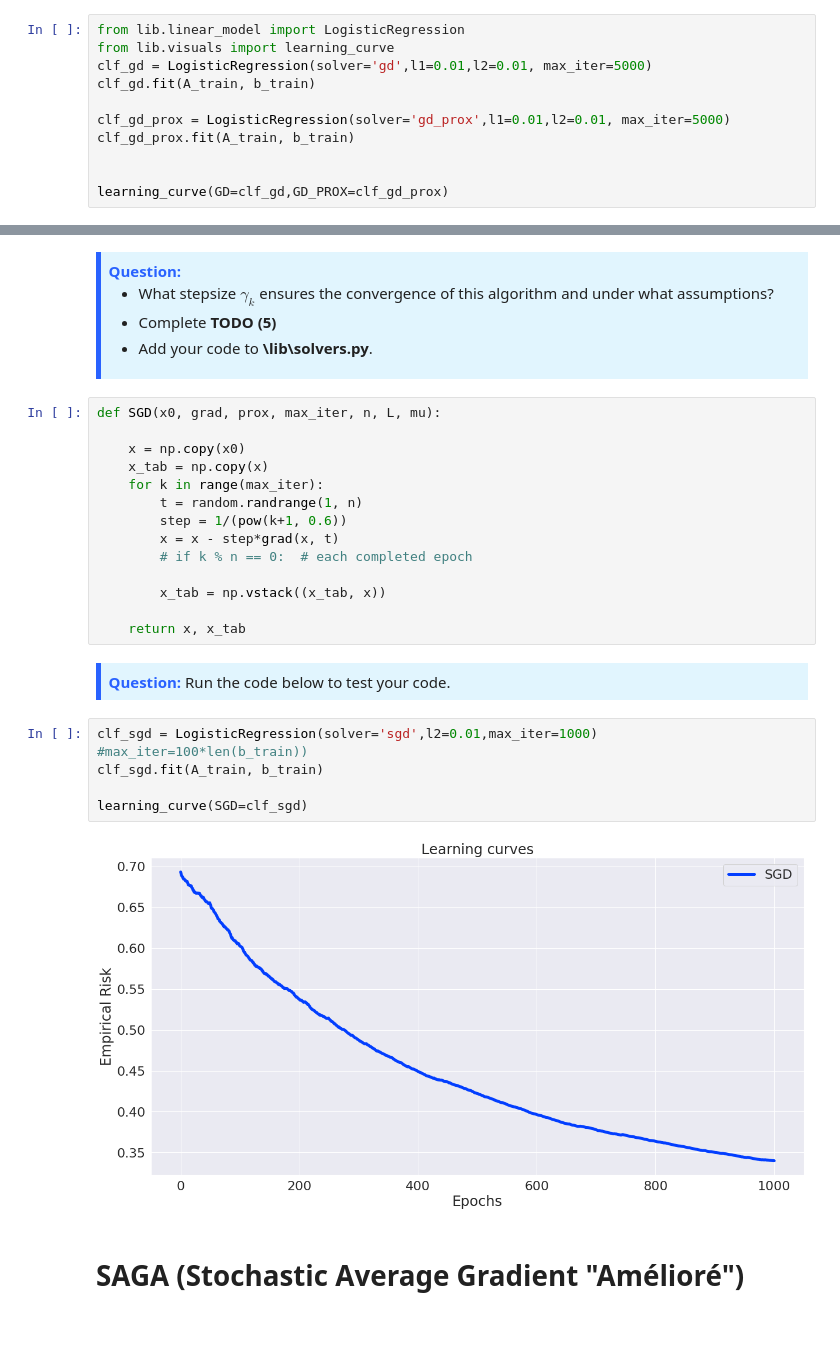
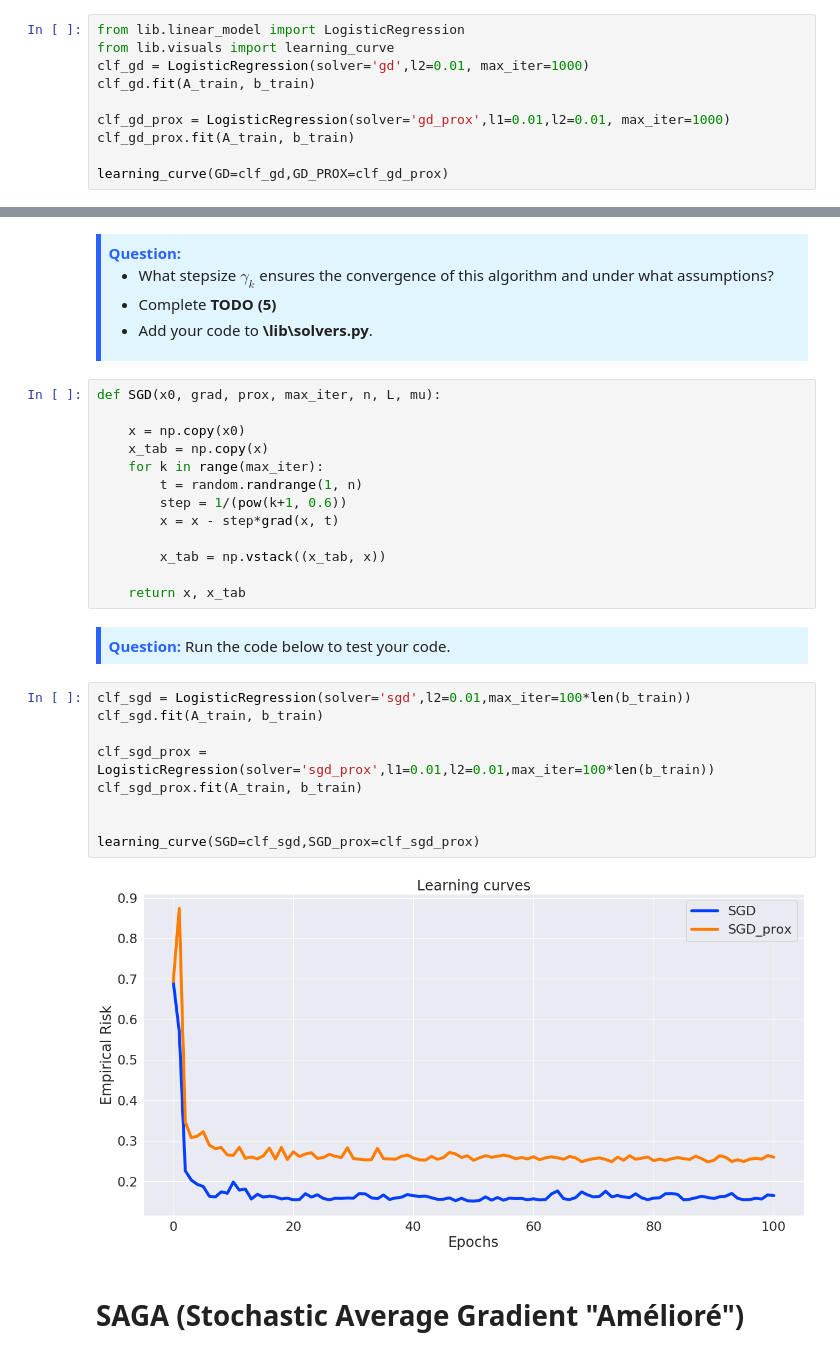
Before and after one commit to BeGIMATH/CDO_LAB, a Jupyter notebook: lab.ipynb, the cells around one changed output, grey strips where cells are left out. Cells and saved outputs as stored; diff of their text form; blank space fills up the shorter version.

```diff
--- a/lab.ipynb
+++ b/lab.ipynb
@@ -236,12 +237,11 @@ def GD(x0, grad, prox, max_iter, n, L, mu):
 # %%
 from lib.linear_model import LogisticRegression
 from lib.visuals import learning_curve
-clf_gd = LogisticRegression(solver='gd',l1=0.01,l2=0.01, max_iter=5000)
+clf_gd = LogisticRegression(solver='gd',l2=0.01, max_iter=1000)
 clf_gd.fit(A_train, b_train)
 
-clf_gd_prox = LogisticRegression(solver='gd_prox',l1=0.01,l2=0.01, max_iter=5000)
+clf_gd_prox = LogisticRegression(solver='gd_prox',l1=0.01,l2=0.01, max_iter=1000)
 clf_gd_prox.fit(A_train, b_train)
 
-
 learning_curve(GD=clf_gd,GD_PROX=clf_gd_prox)
 # %% [output]
@@ -275,7 +275,6 @@ def SGD(x0, grad, prox, max_iter, n, L, mu):
         t = random.randrange(1, n)
         step = 1/(pow(k+1, 0.6))
         x = x - step*grad(x, t)
-        # if k % n == 0:  # each completed epoch
 
         x_tab = np.vstack((x_tab, x))
 
@@ -285,12 +284,16 @@ def SGD(x0, grad, prox, max_iter, n, L, mu):
 <b style="color: #2962ff;">Question:</b> Run the code below to test your code.
 </div>
 # %%
-clf_sgd = LogisticRegression(solver='sgd',l2=0.01,max_iter=1000) #max_iter=100*len(b_train))
+clf_sgd = LogisticRegression(solver='sgd',l2=0.01,max_iter=100*len(b_train))
 clf_sgd.fit(A_train, b_train)
 
-learning_curve(SGD=clf_sgd)
+clf_sgd_prox = LogisticRegression(solver='sgd_prox',l1=0.01,l2=0.01,max_iter=100*len(b_train))
+clf_sgd_prox.fit(A_train, b_train)
+
+
+learning_curve(SGD=clf_sgd,SGD_prox=clf_sgd_prox)
 # %% [output]
-[figure, old version]
+[figure, new version]
 # %% [markdown]
 # SAGA (Stochastic Average Gradient "Amélioré")
 # %% [markdown]
```
Also changed, not shown: parts of 11 cells of this notebook, 2 other files.
